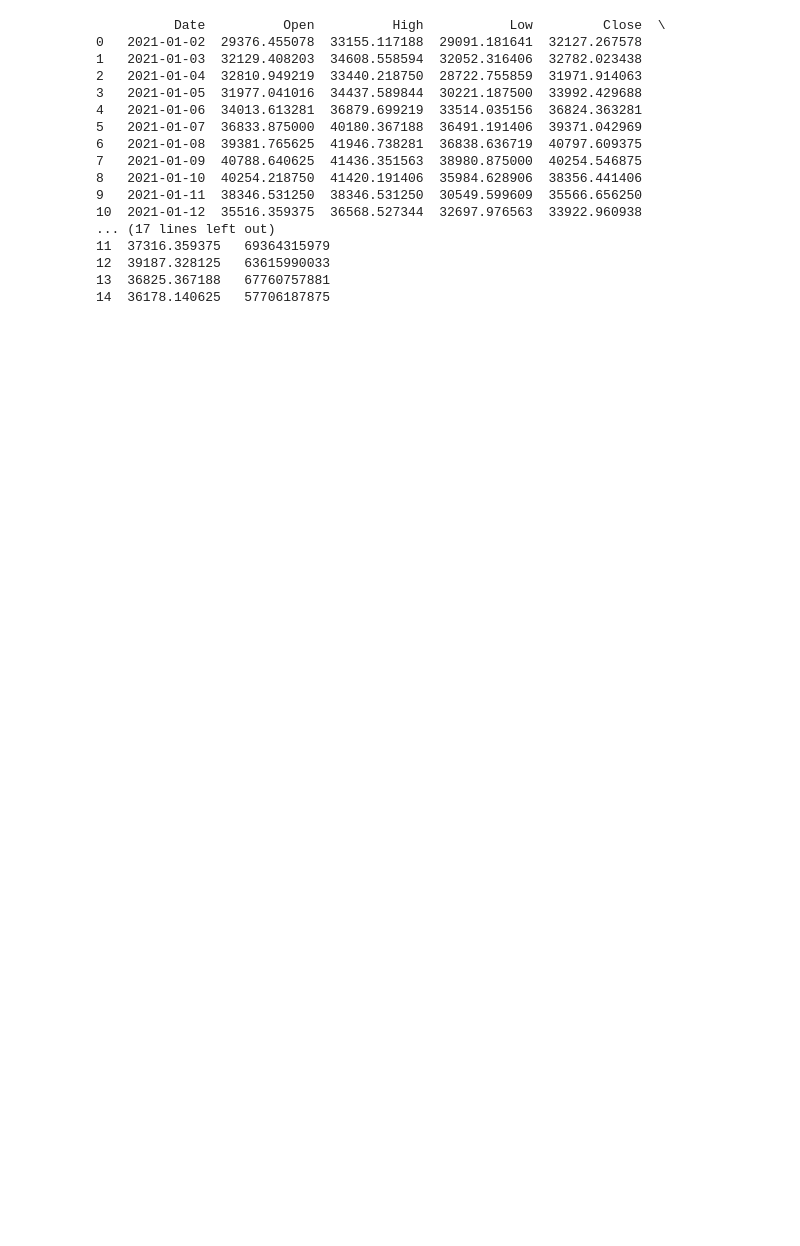
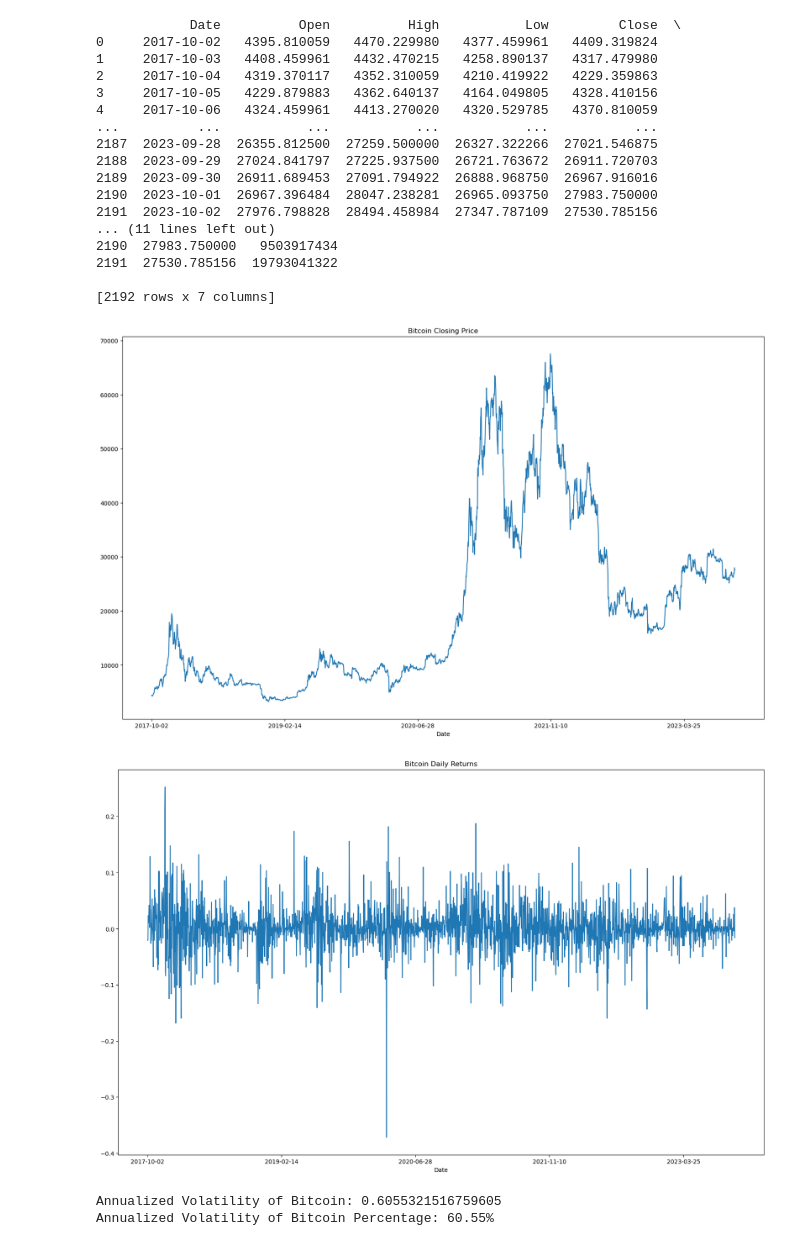
Before and after one commit to wangui-monicah/bitcoin-linearAlgebra, a Jupyter notebook: getBTCData.ipynb, the cells around one changed output. Drawn from its saved outputs; the diff is of its cells as text; code cells hidden in the pictures; blank space fills up the shorter version.

Commit message:
Calculated Volatility and Returns

```diff
--- a/getBTCData.ipynb
+++ b/getBTCData.ipynb
@@ -41,7 +42,7 @@ def construct_download_url(
         print(e)
         return
 # %%
-query_url = construct_download_url('BTC-USD', '2021-01-01', '2021-01-15', 'daily')
+query_url = construct_download_url('BTC-USD', '2017-10-01', '2023-10-01', 'daily')
 df = pd.read_csv(query_url)
 print(df)
 
@@ -51,20 +52,53 @@ df.to_csv('Bitcoin Historical Data.cvs')
 with open('BTC-USD.json', 'w') as f:
     f.write(json.dumps(df.T.to_dict(), indent=4))
 # %% [output]
-          Date          Open          High           Low         Close  \
-0   2021-01-02  29376.455078  33155.117188  29091.181641  32127.267578
-1   2021-01-03  32129.408203  34608.558594  32052.316406  32782.023438
-2   2021-01-04  32810.949219  33440.218750  28722.755859  31971.914063
-3   2021-01-05  31977.041016  34437.589844  30221.187500  33992.429688
-4   2021-01-06  34013.613281  36879.699219  33514.035156  36824.363281
-5   2021-01-07  36833.875000  40180.367188  36491.191406  39371.042969
-6   2021-01-08  39381.765625  41946.738281  36838.636719  40797.609375
-7   2021-01-09  40788.640625  41436.351563  38980.875000  40254.546875
-8   2021-01-10  40254.218750  41420.191406  35984.628906  38356.441406
-9   2021-01-11  38346.531250  38346.531250  30549.599609  35566.656250
-10  2021-01-12  35516.359375  36568.527344  32697.976563  33922.960938
-... (17 lines left out)
-11  37316.359375   69364315979
-12  39187.328125   63615990033
-13  36825.367188   67760757881
-14  36178.140625   57706187875
+            Date          Open          High           Low         Close  \
+0     2017-10-02   4395.810059   4470.229980   4377.459961   4409.319824
+1     2017-10-03   4408.459961   4432.470215   4258.890137   4317.479980
+2     2017-10-04   4319.370117   4352.310059   4210.419922   4229.359863
+3     2017-10-05   4229.879883   4362.640137   4164.049805   4328.410156
+4     2017-10-06   4324.459961   4413.270020   4320.529785   4370.810059
+...          ...           ...           ...           ...           ...
+2187  2023-09-28  26355.812500  27259.500000  26327.322266  27021.546875
+2188  2023-09-29  27024.841797  27225.937500  26721.763672  26911.720703
+2189  2023-09-30  26911.689453  27091.794922  26888.968750  26967.916016
+2190  2023-10-01  26967.396484  28047.238281  26965.093750  27983.750000
+2191  2023-10-02  27976.798828  28494.458984  27347.787109  27530.785156
+... (11 lines left out)
+2190  27983.750000   9503917434
+2191  27530.785156  19793041322
+
+[2192 rows x 7 columns]
+# %%
+# Calculate daily returns
+df['Daily_Return'] = df['Close'].pct_change()
+
+# Calculate annualized volatility
+annualized_volatility = df['Daily_Return'].std() * np.sqrt(252)
+
+# Plotting the closing price
+plt.figure(figsize=(20, 12))
+df['Close'].plot(title='Bitcoin Closing Price')
+plt.show()
+
+# Plotting the daily returns
+plt.figure(figsize=(20, 12))
+df['Daily_Return'].plot(title='Bitcoin Daily Returns')
+plt.show()
+# %% [output]
+[figure, added]
+[figure, added]
+# %%
+# Assuming 'Daily_Return' is already calculated
+# Calculate daily volatility (standard deviation of daily returns)
+daily_volatility = df['Daily_Return'].std()
+
+# Annualize the daily volatility
+annualized_volatility = daily_volatility * np.sqrt(252)  # 252 trading days in a year
+
+# Print the annualized volatility
+print("Annualized Volatility of Bitcoin:", annualized_volatility)
+print("Annualized Volatility of Bitcoin Percentage: {:.2f}%".format(annualized_volatility * 100))
+# %% [output]
+Annualized Volatility of Bitcoin: 0.6055321516759605
+Annualized Volatility of Bitcoin Percentage: 60.55%
```
Also changed, not shown: parts of 2 cells of this notebook, 2 other files.
